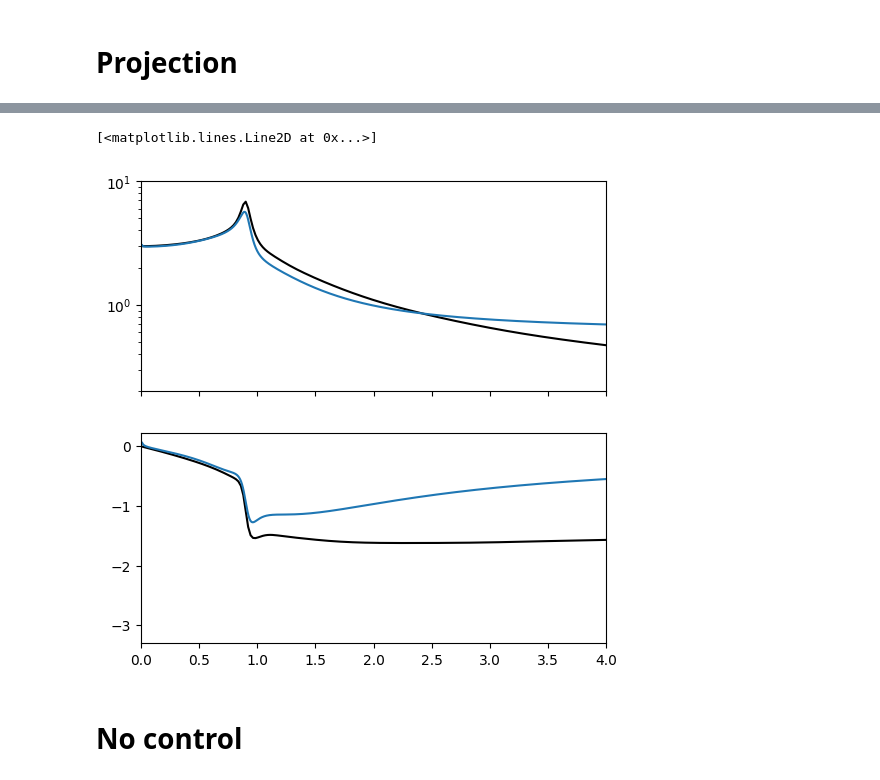
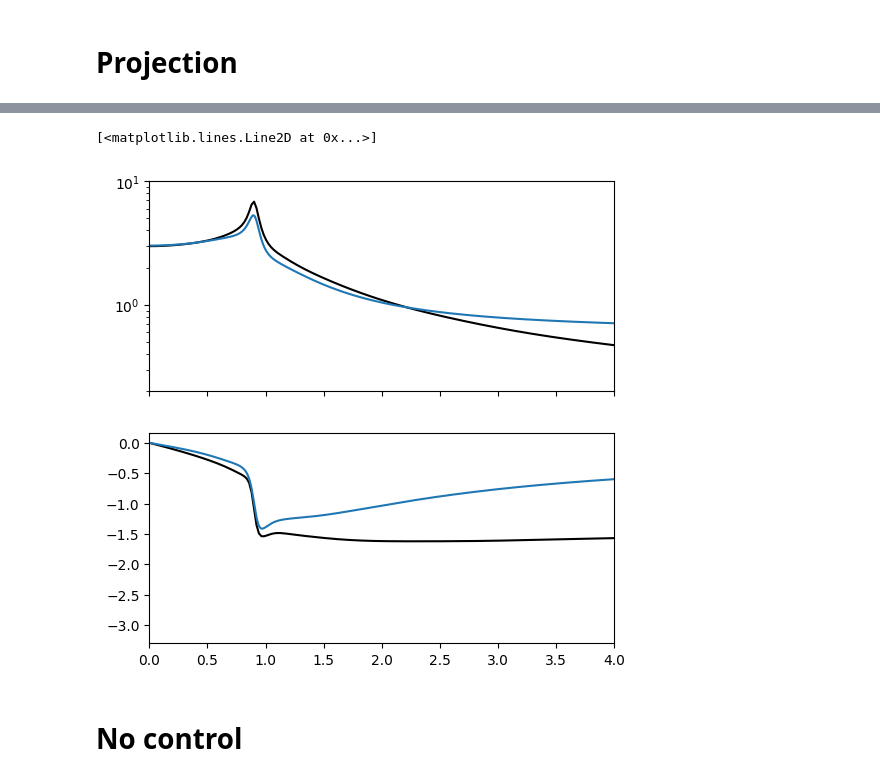
Before and after one commit to dynamicslab/hydrogym, a Jupyter notebook: examples/cylinder/model_reduction/bpod.ipynb, the cells around one changed output, grey strips where cells are left out. Cells and saved outputs as stored; diff of their text form; code cells hidden in the pictures.

```diff
--- a/examples/cylinder/model_reduction/bpod.ipynb
+++ b/examples/cylinder/model_reduction/bpod.ipynb
@@ -107,7 +121,7 @@ with fd.CheckpointFile(f"{snapshot_dir}/re100_adj_response.h5", "r") as chk:
         Y.append(q)
 # %%
 # Load data from model_reduction/step_response.py
-step_response = np.load("impulse_output/re100_long_response.npy")
+step_response = np.load(f"{snapshot_dir}/long_response.npy")
 print(step_response)
 t, y = step_response[:, 0], step_response[:, 1]
 
@@ -177,7 +191,7 @@ ax[1].set_xlim([0, 20])
 V_bpod = []   # direct modes: X @ T.T @ S ** (-1/2)
 W_bpod = []   # adjoint modes: Y @ U @ S ** (-1/2)
 
-rs = 8  # Number of BPOD modes for stable subspace
+rs = 7  # Number of BPOD modes for stable subspace
 for i in range(rs):
     psi = fd.Function(flow.mixed_space)
     for j in range(m_d):
@@ -192,9 +206,9 @@ for i in range(rs):
 # Projection
 # %%
 r = ru + rs  # Total dimension of reduced-order model
-Ar = np.zeros((r, r), dtype=np.complex128)
-Br = np.zeros((r, 1), dtype=np.complex128)
-Cr = np.zeros((1, r), dtype=np.complex128)
+Ar = np.zeros((r, r), dtype=complex)
+Br = np.zeros((r, 1), dtype=Ar.dtype)
+Cr = np.zeros((1, r), dtype=Ar.dtype)
 
 A = flow.linearize(qB)
 A.copy_output = True
@@ -208,19 +222,15 @@ V = V_global + V_bpod
 W = W_global + W_bpod
 for i in range(r):
     for j in range(r):
-        # For the unstable subspace the matrix is diagonal
-        if (i < ru) or (j < ru):
-            Ar[j, i] = 0.0
-            if i == j:
-                Ar[j, i] = evals[unstable_idx[i]]
-        else:
-            Ar[j, i] = flow.inner_product(A @ V[i], W[j])
+        Ar[j, i] = flow.inner_product(A @ V[i], W[j])
 
     Br[i, 0] = flow.inner_product(qC, W[i])
     Cr[0, i] = meas(V[i])
 
 # Finally the feedthrough term
 Dr = meas(qC)
+
+# Ar, Br, Cr, Dr = map(np.conj, (Ar, Br, Cr, Dr))
 # %%
 rom_evals = linalg.eigvals(Ar)
 fig, ax = plt.subplots(1, 1, figsize=(6, 3))
@@ -233,19 +243,35 @@ ax.grid()
+# %%
+# Au, Bu, Cu, Du, T = real_form(Ar[:ru, :ru].conj(), Br[:ru].conj(), Cr[:, :ru].conj(), Dr)
+# # Au, Bu, Cu, Du, T = real_form(Ar[:ru, :ru], Br[:ru], Cr[:, :ru], Dr)
+# A_hat = Ar.copy()
+# A_hat[:ru, :ru] = Au
+# B_hat = Br.copy()
+# B_hat[:ru] = Bu
+# C_hat = Cr.copy()
+# C_hat[:, :ru] = Cu
+# D_hat = Du
+# A_hat, B_hat, C_hat, D_hat = map(np.real, (A_hat, B_hat, C_hat, D_hat))
+
+
+# A_hat, B_hat, C_hat, D_hat, T_ = real_form(Ar.conj(), Br.conj(), Cr.conj(), Dr)
+
+A_hat, B_hat, C_hat, D_hat = Ar, Br, Cr, Dr
 # %%
 def H(s):
-    return Cr @ np.linalg.inv(s * np.eye(r) - Ar) @ Br + Dr
+    return C_hat @ np.linalg.inv(s * np.eye(r) - A_hat) @ B_hat + D_hat
 
 omega = 1j * np.linspace(0.01, 4.0, 1000)
 H_omega = np.array([H(s).ravel() for s in omega])
 
 fig, ax = plt.subplots(2, 1, figsize=(6, 6), sharex=True)
 ax[0].semilogy(f_dns, np.abs(H_dns), 'k')
 ax[0].semilogy(omega.imag, np.abs(H_omega))
 ax[0].set_xlim(0, omega[-1].imag)
 ax[0].set_ylim(0.2, 10)
 ax[1].plot(f_dns, np.angle(H_dns), 'k')
 ax[1].plot(omega.imag, np.angle(H_omega))
 # %% [output]
 [<matplotlib.lines.Line2D at 0x...>]
-[figure, old version]
+[figure, new version]
 # %% [markdown]
 # No control
```
Also changed, not shown: parts of 17 cells of this notebook, 3 other files.
